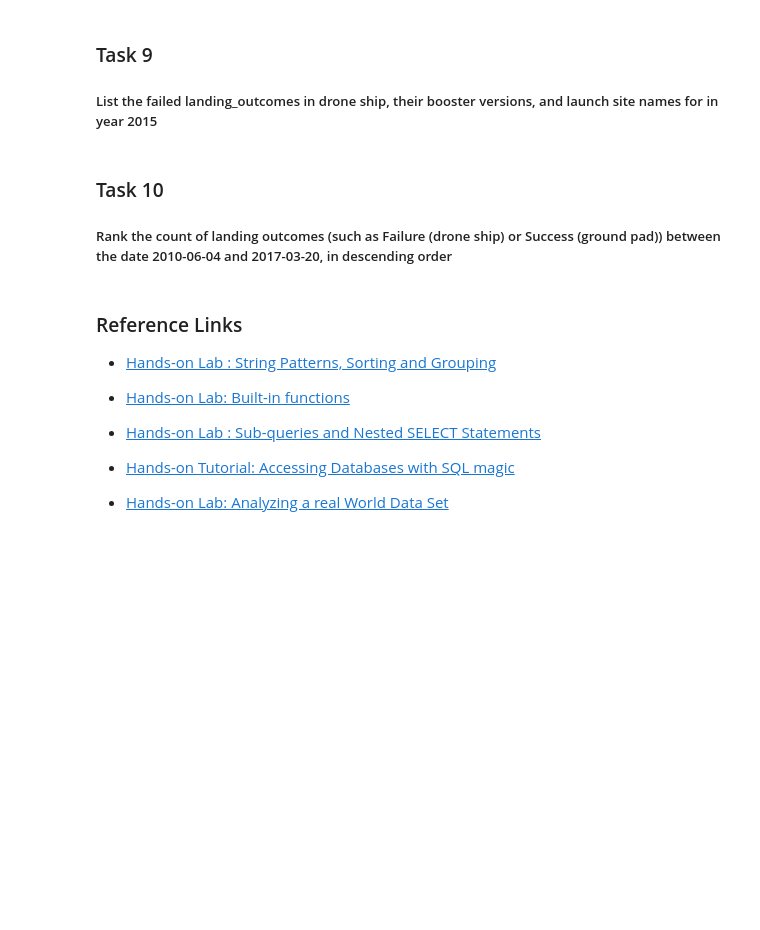
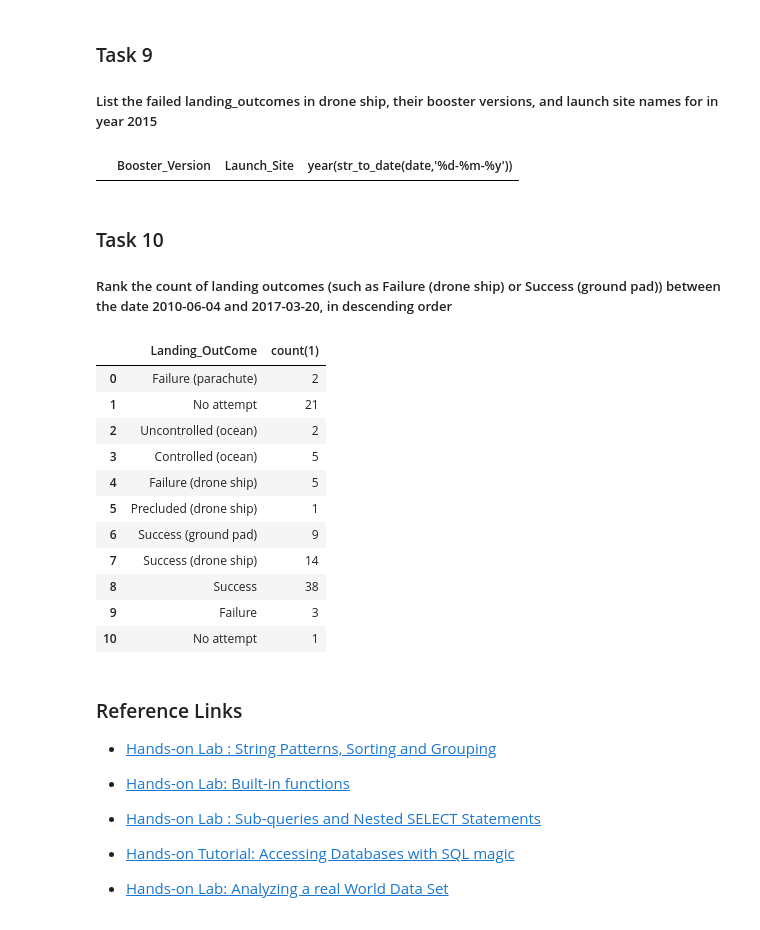
Before and after one commit to paverama/CourseraCapstone, a Jupyter notebook: jupyter-labs-eda-sql-coursera.ipynb, the cells around one changed output. Saved outputs shown, nothing was run; the diff lists cells and outputs as text; code cells hidden in the pictures; blank space fills up the shorter version.

```diff
--- a/jupyter-labs-eda-sql-coursera.ipynb
+++ b/jupyter-labs-eda-sql-coursera.ipynb
@@ -331,10 +412,33 @@ df
 ### Task 9
 
 ##### List the failed landing_outcomes in drone ship, their booster versions, and launch site names for in year 2015
+# %%
+
+df = pd.read_sql_query("SELECT Booster_Version,Launch_Site,year(str_to_date(date,'%d-%m-%y')) FROM ibm_ds.spacex where Landing_OutCome = 'Failure (drone ship)' and year(str_to_date(date,'%d-%m-%y')) = '2015'",conn)
+df
+# %% [output]
+|  | Booster_Version | Launch_Site | year(str_to_date(date,'%d-%m-%y')) |
 # %% [markdown]
 ### Task 10
 
 ##### Rank the count of landing outcomes (such as Failure (drone ship) or Success (ground pad)) between the date 2010-06-04 and 2017-03-20, in descending order
+# %%
+
+df = pd.read_sql_query("SELECT Landing_OutCome,count(1) FROM ibm_ds.spacex sp group by Landing_OutCome",conn)
+df
+# %% [output]
+|  | Landing_OutCome | count(1) |
+| 0 | Failure (parachute) | 2 |
+| 1 | No attempt | 21 |
+| 2 | Uncontrolled (ocean) | 2 |
+| 3 | Controlled (ocean) | 5 |
+| 4 | Failure (drone ship) | 5 |
+| 5 | Precluded (drone ship) | 1 |
+| 6 | Success (ground pad) | 9 |
+| 7 | Success (drone ship) | 14 |
+| 8 | Success | 38 |
+| 9 | Failure | 3 |
+| 10 | No attempt | 1 |
 # %% [markdown]
 ### Reference Links
 
```
Also changed, not shown: parts of 8 cells of this notebook.
